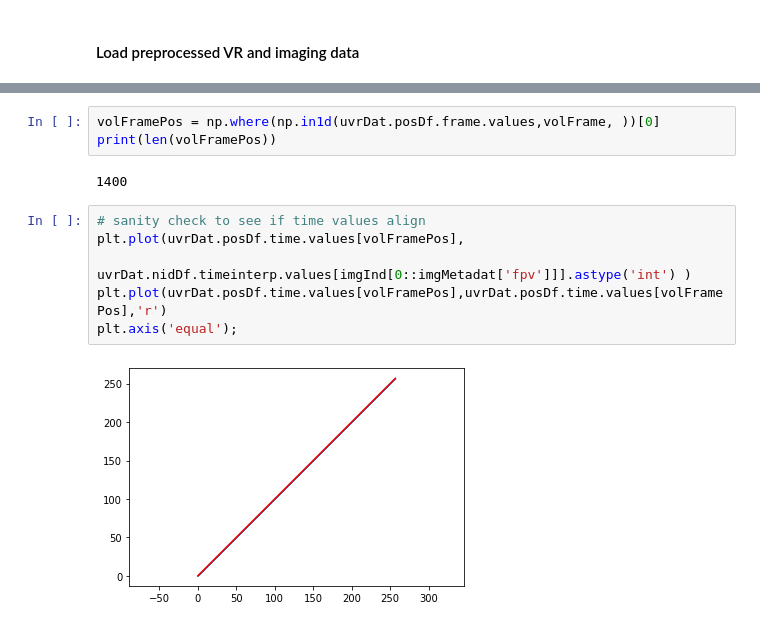
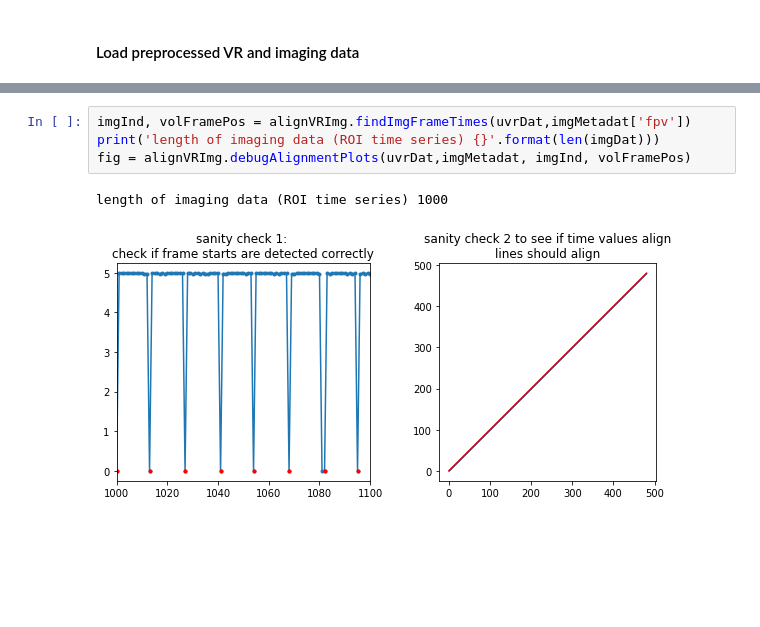
Before and after one commit to hjmh/unityvr, a Jupyter notebook: unityvr/scripts/combineUnityVRandImaging.ipynb, the cells around one changed output, grey strips where cells are left out. Saved outputs shown, nothing was run; the diff lists cells and outputs as text; blank space fills up the shorter version.

```diff
--- a/unityvr/scripts/combineUnityVRandImaging.ipynb
+++ b/unityvr/scripts/combineUnityVRandImaging.ipynb
@@ -77,13 +50,7 @@ print(len(imgDat.wedge1))
-# %%
-volFramePos = np.where(np.in1d(uvrDat.posDf.frame.values,volFrame, ))[0]
-print(len(volFramePos))
-# %% [output]
-1400
-# %%
-# sanity check to see if time values align
-plt.plot(uvrDat.posDf.time.values[volFramePos],
-         uvrDat.nidDf.timeinterp.values[imgInd[0::imgMetadat['fpv']]].astype('int') )
-plt.plot(uvrDat.posDf.time.values[volFramePos],uvrDat.posDf.time.values[volFramePos],'r')
-plt.axis('equal');
-# %% [output]
-[figure, removed]
+# %%
+imgInd, volFramePos = alignVRImg.findImgFrameTimes(uvrDat,imgMetadat['fpv'])
+print('length of imaging data (ROI time series) {}'.format(len(imgDat)))
+fig = alignVRImg.debugAlignmentPlots(uvrDat,imgMetadat, imgInd, volFramePos)
+# %% [output]
+length of imaging data (ROI time series) 1000
+[figure, added]
```
Also changed, not shown: parts of 20 cells of this notebook.
